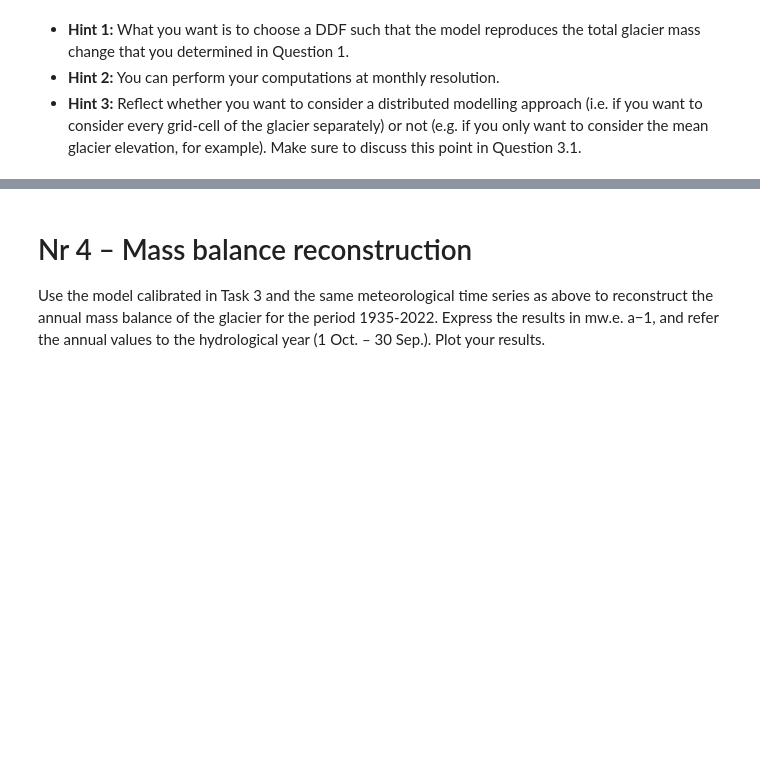
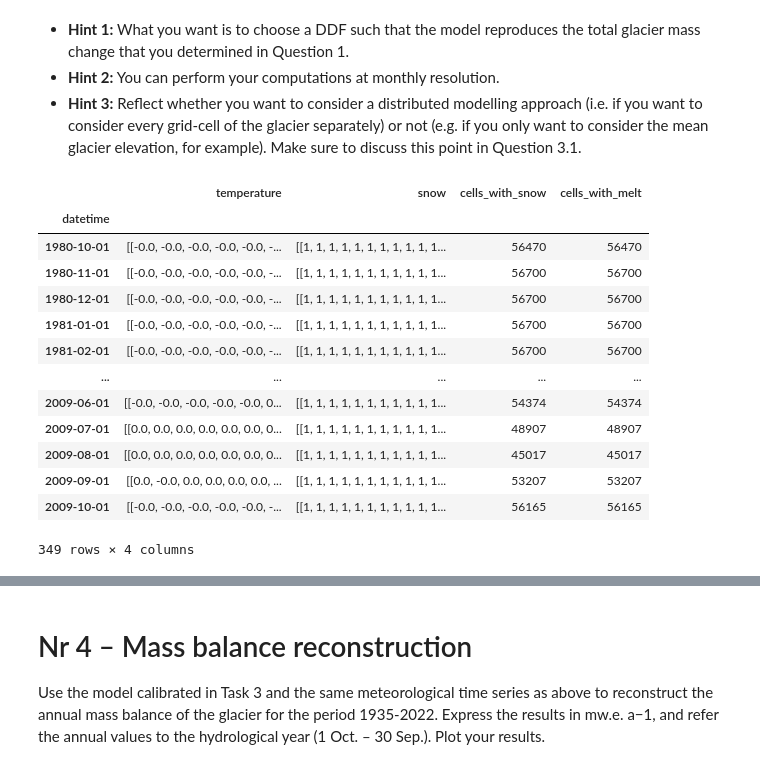
Before and after one commit to sspelsberg/Glaciology1, a Jupyter notebook: Assignment 1 Glaciology.ipynb, the cells around one changed output, grey strips where cells are left out. Cells and saved outputs as stored; diff of their text form; code cells hidden in the pictures; blank space fills up the shorter version.

Commit message:
Assignment 3 started

```diff
--- a/Assignment 1 Glaciology.ipynb
+++ b/Assignment 1 Glaciology.ipynb
@@ -249,3 +251,67 @@ biases go, and which assumption are likely to introduce the largest biases?*
 - **Hint 1:** What you want is to choose a DDF such that the model reproduces the total glacier mass change that you determined in Question 1.
 - **Hint 2:** You can perform your computations at monthly resolution.
 - **Hint 3:** Reflect whether you want to consider a distributed modelling approach (i.e. if you want to consider every grid-cell of the glacier separately) or not (e.g. if you only want to consider the mean glacier elevation, for example). Make sure to discuss this point in Question 3.1.
+# %%
+# Read climate data
+grh = pd.read_csv("data_raw/climate_GRH_data.txt", sep="\s+")
+grh.index = pd.to_datetime(grh["Year"].astype(str) + '-' + grh['Month'].astype(str).str.zfill(2), format='%Y-%m')
+grh = grh.drop(columns=["Year", "Month"])
+grh = grh.loc[(grh.index >= "1980-10-01") & (grh.index <= "2009-10-01")]
+
+# Read raster data
+with rio.open('data_raw/dem_fiescher_1980.asc') as src1:
+    dem_1980 = src1.read(1)
+
+with rio.open('data_raw/dem_fiescher_2009.asc') as src2:
+    dem_2009 = src2.read(1)
+
+with rio.open('data_raw/glacier_mask_fiescher_1980.asc') as src3:
+    mask_1980 = src3.read(1)
+
+with rio.open('data_raw/glacier_mask_fiescher_2009.asc') as src4:
+    mask_2009 = src4.read(1)
+
+
+# Define parameters for temperature grid calculation
+elevation_grh = 1980 # m
+dt_dz = -6.5/1000 # °C/m
+rain_snow_thresh = 2 # °C
+melt_thresh = 0 # °C
+
+# Compute DEM with temperature difference between glacier and station
+# (assignment says that the glacier should be described with dem_2009 for this)
+dem_elev_diff = dem_2009 - elevation_grh
+dem_temp_diff = dem_elev_diff * dt_dz # °C
+
+empty_df = []
+
+for datetime in grh.index:
+    # print("Processing", datetime)
+    # Creating temperature DEMs for land and glacier
+    temp_grh = float(grh["Temperature"].loc[grh.index == datetime])
+    dem_temp = (dem_temp_diff + temp_grh) * mask_2009
+    dem_snow = np.where(dem_temp <= rain_snow_thresh, 1, 0)
+    cells_snow = dem_snow.sum()
+    dem_melt = np.where(dem_temp > melt_thresh, 1, 0)
+    cells_melt = dem_snow.sum()
+    empty_df.append([datetime, dem_temp, dem_snow, cells_snow, cells_melt])
+
+df = pd.DataFrame(empty_df)
+df.columns = ["datetime", "temperature", "snow", "cells_with_snow", "cells_with_melt"]
+df = df.set_index("datetime")
+df
+# %% [output]
+|  | temperature | snow | cells_with_snow | cells_with_melt |
+| datetime |  |  |  |  |
+| 1980-10-01 | [[-0.0, -0.0, -0.0, -0.0, -0.0, -... | [[1, 1, 1, 1, 1, 1, 1, 1, 1, 1, 1... | 56470 | 56470 |
+| 1980-11-01 | [[-0.0, -0.0, -0.0, -0.0, -0.0, -... | [[1, 1, 1, 1, 1, 1, 1, 1, 1, 1, 1... | 56700 | 56700 |
+| 1980-12-01 | [[-0.0, -0.0, -0.0, -0.0, -0.0, -... | [[1, 1, 1, 1, 1, 1, 1, 1, 1, 1, 1... | 56700 | 56700 |
+| 1981-01-01 | [[-0.0, -0.0, -0.0, -0.0, -0.0, -... | [[1, 1, 1, 1, 1, 1, 1, 1, 1, 1, 1... | 56700 | 56700 |
+| 1981-02-01 | [[-0.0, -0.0, -0.0, -0.0, -0.0, -... | [[1, 1, 1, 1, 1, 1, 1, 1, 1, 1, 1... | 56700 | 56700 |
+| ... | ... | ... | ... | ... |
+| 2009-06-01 | [[-0.0, -0.0, -0.0, -0.0, -0.0, 0... | [[1, 1, 1, 1, 1, 1, 1, 1, 1, 1, 1... | 54374 | 54374 |
+| 2009-07-01 | [[0.0, 0.0, 0.0, 0.0, 0.0, 0.0, 0... | [[1, 1, 1, 1, 1, 1, 1, 1, 1, 1, 1... | 48907 | 48907 |
+| 2009-08-01 | [[0.0, 0.0, 0.0, 0.0, 0.0, 0.0, 0... | [[1, 1, 1, 1, 1, 1, 1, 1, 1, 1, 1... | 45017 | 45017 |
+| 2009-09-01 | [[0.0, -0.0, 0.0, 0.0, 0.0, 0.0, ... | [[1, 1, 1, 1, 1, 1, 1, 1, 1, 1, 1... | 53207 | 53207 |
+| 2009-10-01 | [[-0.0, -0.0, -0.0, -0.0, -0.0, -... | [[1, 1, 1, 1, 1, 1, 1, 1, 1, 1, 1... | 56165 | 56165 |
+349 rows × 4 columns
```
Also changed, not shown: parts of 2 cells of this notebook.
